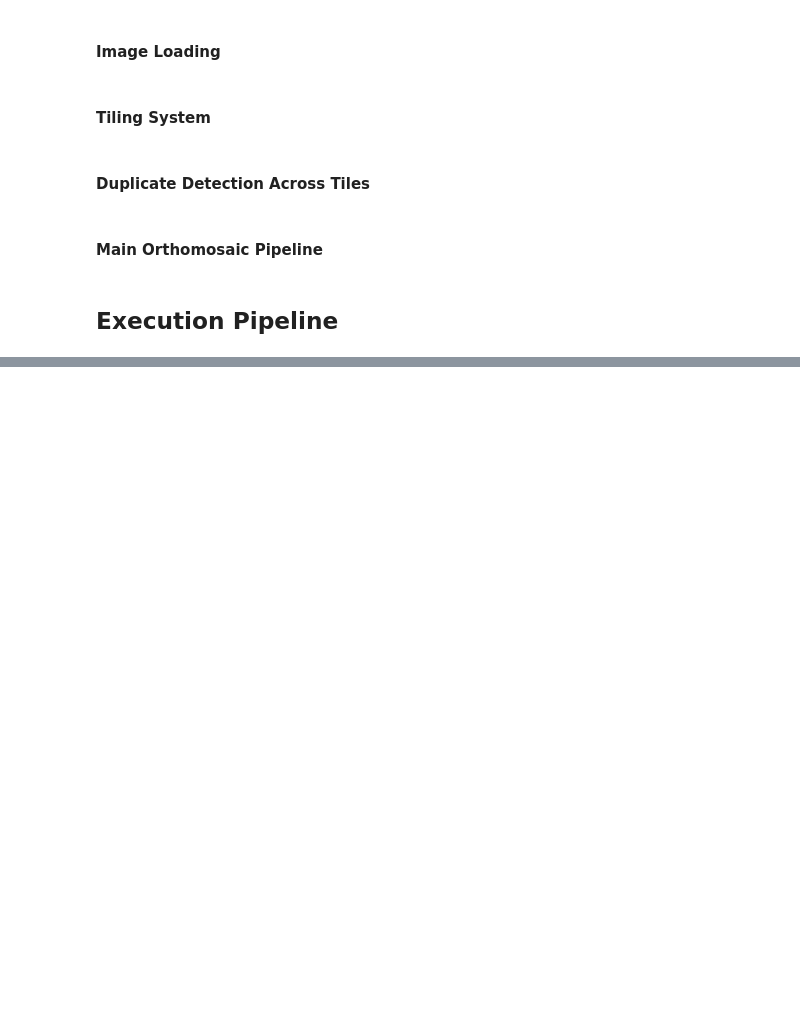
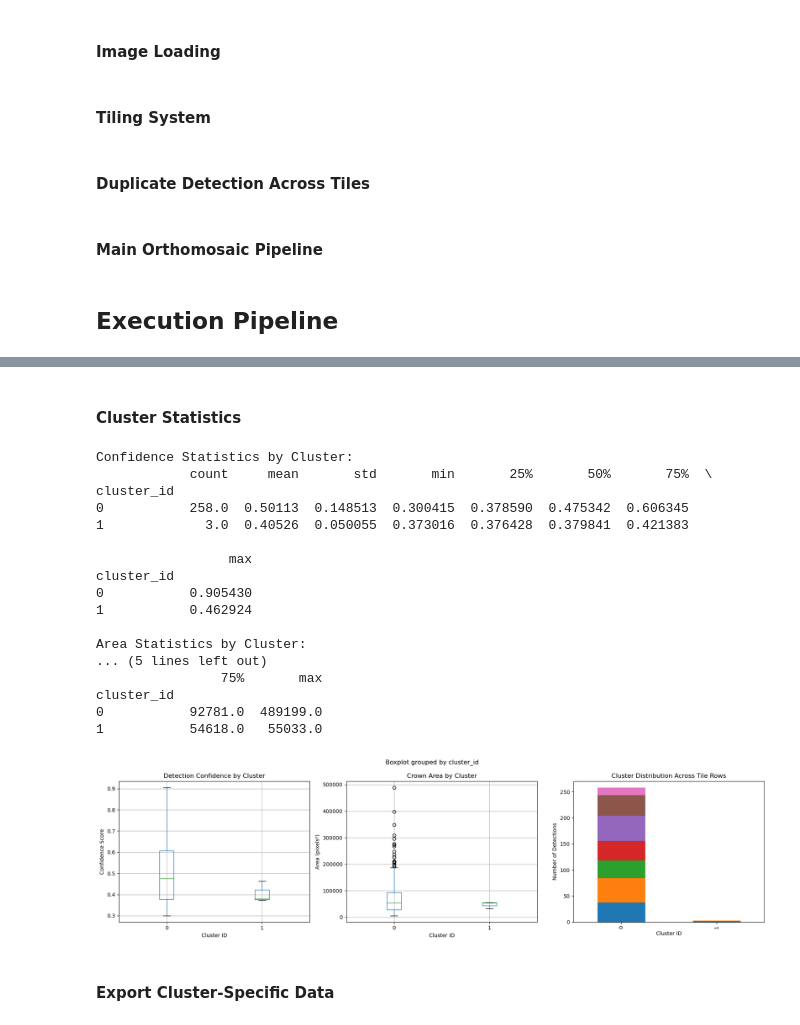
Before and after one commit to rocketwolf98/intreeligent-v1, a Jupyter notebook: [Pipeline] (FOR TESTING) Orchestration Pipeline - WIth Tiling.ipynb, the cells around one changed output, grey strips where cells are left out. Saved outputs shown, nothing was run; the diff lists cells and outputs as text; code cells hidden in the pictures; blank space fills up the shorter version.

```diff
--- a/[Pipeline] (FOR TESTING) Orchestration Pipeline - WIth Tiling.ipynb
+++ b/[Pipeline] (FOR TESTING) Orchestration Pipeline - WIth Tiling.ipynb
@@ -1311,0 +1681,55 @@ def create_orthomosaic_visualization(
+# %% [markdown]
+<h4>Cluster Statistics</h4>
+# %%
+# Confidence statistics by cluster
+print("\nConfidence Statistics by Cluster:")
+print(df.groupby('cluster_id')['confidence'].describe())
+
+print("\nArea Statistics by Cluster:")
+print(df.groupby('cluster_id')['area'].describe())
+
+# Visualize
+fig, axes = plt.subplots(1, 3, figsize=(18, 5))
+
+# Confidence distribution
+df.boxplot(column='confidence', by='cluster_id', ax=axes[0])
+axes[0].set_title('Detection Confidence by Cluster')
+axes[0].set_xlabel('Cluster ID')
+axes[0].set_ylabel('Confidence Score')
+
+# Area distribution
+df.boxplot(column='area', by='cluster_id', ax=axes[1])
+axes[1].set_title('Crown Area by Cluster')
+axes[1].set_xlabel('Cluster ID')
+axes[1].set_ylabel('Area (pixels²)')
+
+# Tile distribution
+tile_counts = df.groupby(['cluster_id', 'tile_row']).size().unstack(fill_value=0)
+tile_counts.plot(kind='bar', stacked=True, ax=axes[2], legend=False)
+axes[2].set_title('Cluster Distribution Across Tile Rows')
+axes[2].set_xlabel('Cluster ID')
+axes[2].set_ylabel('Number of Detections')
+
+plt.tight_layout()
+plt.show()
+# %% [output]
+Confidence Statistics by Cluster:
+            count     mean       std       min       25%       50%       75%  \
+cluster_id
+0           258.0  0.50113  0.148513  0.300415  0.378590  0.475342  0.606345
+1             3.0  0.40526  0.050055  0.373016  0.376428  0.379841  0.421383
+
+                 max
+cluster_id
+0           0.905430
+1           0.462924
+
+Area Statistics by Cluster:
+... (5 lines left out)
+                75%       max
+cluster_id
+0           92781.0  489199.0
+1           54618.0   55033.0
+[figure, added]
+# %% [markdown]
+<h4>Export Cluster-Specific Data</h4>
```
Also changed, not shown: parts of 28 cells of this notebook, 1 other file.
